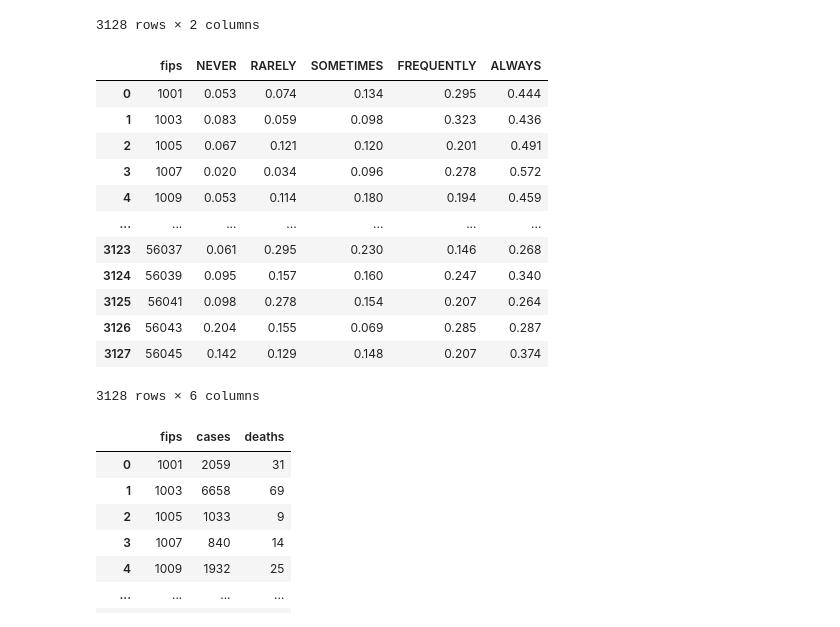
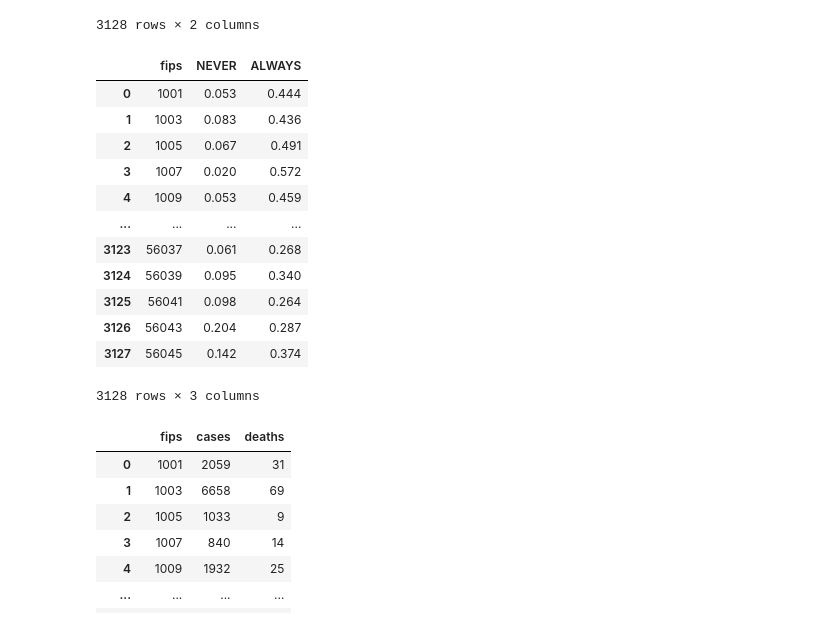
Before and after one commit to pstrawbr/County-Level-COVID-19-Prediction, a Jupyter notebook: Final Models.ipynb, the cells around one changed output. Cells and saved outputs as stored; diff of their text form; code cells hidden in the pictures.

```diff
--- a/Final Models.ipynb
+++ b/Final Models.ipynb
@@ -36,22 +36,23 @@ county_area
 3128 rows × 2 columns
 # %%
 county_mask_use = pd.read_csv('mask_use.csv')
+county_mask_use = county_mask_use.drop(["RARELY", "SOMETIMES", "FREQUENTLY"], axis=1)
 county_mask_use = county_mask_use.rename(columns={"COUNTYFP": "fips"})
 county_mask_use
 # %% [output]
-|  | fips | NEVER | RARELY | SOMETIMES | FREQUENTLY | ALWAYS |
-| 0 | 1001 | 0.053 | 0.074 | 0.134 | 0.295 | 0.444 |
-| 1 | 1003 | 0.083 | 0.059 | 0.098 | 0.323 | 0.436 |
-| 2 | 1005 | 0.067 | 0.121 | 0.120 | 0.201 | 0.491 |
-| 3 | 1007 | 0.020 | 0.034 | 0.096 | 0.278 | 0.572 |
-| 4 | 1009 | 0.053 | 0.114 | 0.180 | 0.194 | 0.459 |
-| ... | ... | ... | ... | ... | ... | ... |
-| 3123 | 56037 | 0.061 | 0.295 | 0.230 | 0.146 | 0.268 |
-| 3124 | 56039 | 0.095 | 0.157 | 0.160 | 0.247 | 0.340 |
-| 3125 | 56041 | 0.098 | 0.278 | 0.154 | 0.207 | 0.264 |
-| 3126 | 56043 | 0.204 | 0.155 | 0.069 | 0.285 | 0.287 |
-| 3127 | 56045 | 0.142 | 0.129 | 0.148 | 0.207 | 0.374 |
+|  | fips | NEVER | ALWAYS |
+| 0 | 1001 | 0.053 | 0.444 |
+| 1 | 1003 | 0.083 | 0.436 |
+| 2 | 1005 | 0.067 | 0.491 |
+| 3 | 1007 | 0.020 | 0.572 |
+| 4 | 1009 | 0.053 | 0.459 |
+| ... | ... | ... | ... |
+| 3123 | 56037 | 0.061 | 0.268 |
+| 3124 | 56039 | 0.095 | 0.340 |
+| 3125 | 56041 | 0.098 | 0.264 |
+| 3126 | 56043 | 0.204 | 0.287 |
+| 3127 | 56045 | 0.142 | 0.374 |
-3128 rows × 6 columns
+3128 rows × 3 columns
 # %%
 county_cases = pd.read_csv('county_cases.csv')
 county_cases = county_cases.drop(["county","state"], axis=1)
```
Also changed, not shown: parts of 15 cells of this notebook.
